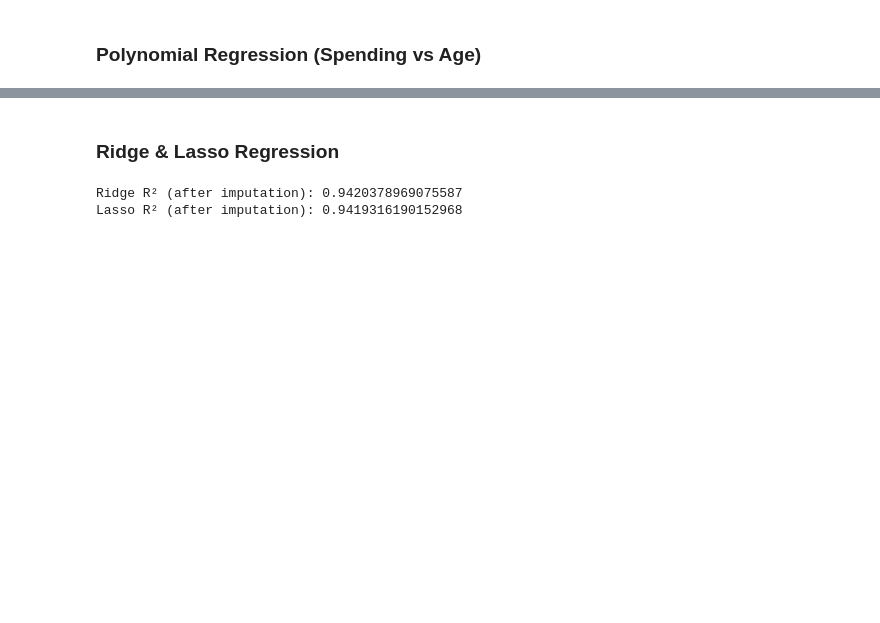
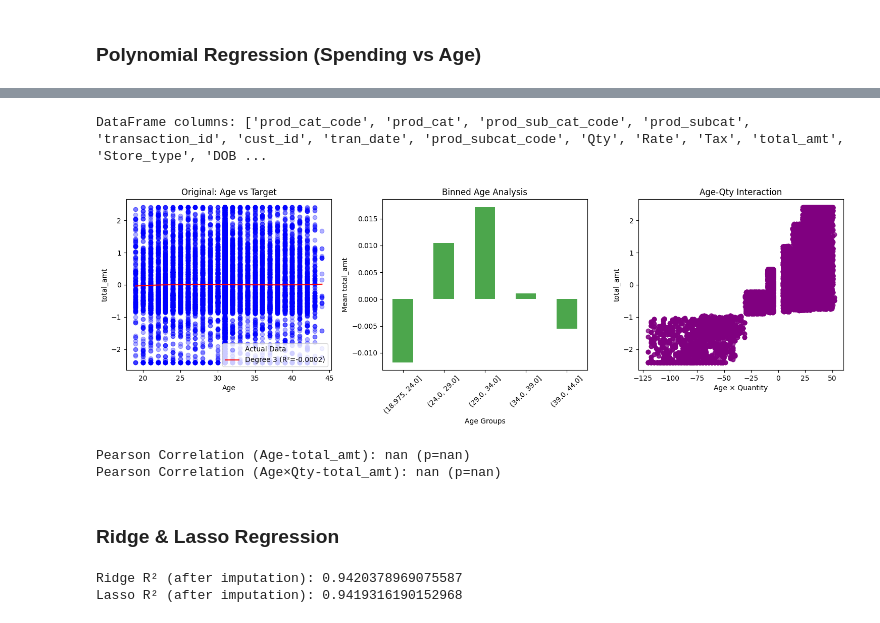
Before and after one commit to Mahmoudabuelfadl25/-Basics-of-Python-in-Data-Analytics, a Jupyter notebook: retail.ipynb, the cells around one changed output, grey strips where cells are left out. Saved outputs shown, nothing was run; the diff lists cells and outputs as text; code cells hidden in the pictures; blank space fills up the shorter version.

```diff
--- a/retail.ipynb
+++ b/retail.ipynb
@@ -835,3 +893,67 @@ Polynomial Regression R² (after imputation): -0.00022250882258445515
+# %%
+# First, let's check what your actual target column is named
+print("DataFrame columns:", df.columns.tolist())
+
+# Assuming your target is named 'total_amt' based on your previous examples
+target_column = 'total_amt'  # Change this to your actual target column name
+
+plt.figure(figsize=(15, 5))
+
+# 1. First subplot: Original Polynomial Regression
+plt.subplot(1, 3, 1)
+plt.scatter(X_test_age_imputed, y_test, color='blue', alpha=0.3, label='Actual Data')
+plt.plot(age_range, y_range, color='red', label=f'Degree 3 (R²={r2:.4f})')
+plt.title('Original: Age vs Target')
+plt.xlabel('Age')
+plt.ylabel(target_column)
+plt.legend()
+
+# 2. Second subplot: Binned Age Analysis
+try:
+    df['Age_bin'] = pd.cut(df['Age'], bins=5)
+    bin_means = df.groupby('Age_bin')[target_column].mean()
+
+    plt.subplot(1, 3, 2)
+    bin_means.plot(kind='bar', color='green', alpha=0.7)
+    plt.title('Binned Age Analysis')
+    plt.xlabel('Age Groups')
+    plt.ylabel(f'Mean {target_column}')
+    plt.xticks(rotation=45)
+except Exception as e:
+    print(f"Could not create age bins: {e}")
+
+# 3. Third subplot: Age-Qty Interaction
+try:
+    if 'Qty' in df.columns:
+        plt.subplot(1, 3, 3)
+        plt.scatter(df['Age']*df['Qty'], df[target_column], color='purple', alpha=0.5)
+        plt.title('Age-Qty Interaction')
+        plt.xlabel('Age × Quantity')
+        plt.ylabel(target_column)
+    else:
+        print("'Qty' column not found for interaction plot")
+except Exception as e:
+    print(f"Could not create interaction plot: {e}")
+
+plt.tight_layout()
+plt.show()
+
+# Correlation tests (with error handling)
+try:
+    from scipy.stats import pearsonr
+    corr_age, p_age = pearsonr(df['Age'], df[target_column])
+    print(f"\nPearson Correlation (Age-{target_column}): {corr_age:.3f} (p={p_age:.3f})")
+
+    if 'Qty' in df.columns:
+        corr_interaction, p_interaction = pearsonr(df['Age']*df['Qty'], df[target_column])
+        print(f"Pearson Correlation (Age×Qty-{target_column}): {corr_interaction:.3f} (p={p_interaction:.3f})")
+except Exception as e:
+    print(f"\nCould not calculate correlations: {e}")
+# %% [output]
+DataFrame columns: ['prod_cat_code', 'prod_cat', 'prod_sub_cat_code', 'prod_subcat', 'transaction_id', 'cust_id', 'tran_date', 'prod_subcat_code', 'Qty', 'Rate', 'Tax', 'total_amt', 'Store_type', 'DOB ...
+[figure, added]
+Pearson Correlation (Age-total_amt): nan (p=nan)
+Pearson Correlation (Age×Qty-total_amt): nan (p=nan)
 # %% [markdown]
 ### Ridge & Lasso Regression
 # %%
```
Also changed, not shown: parts of 10 cells of this notebook.
